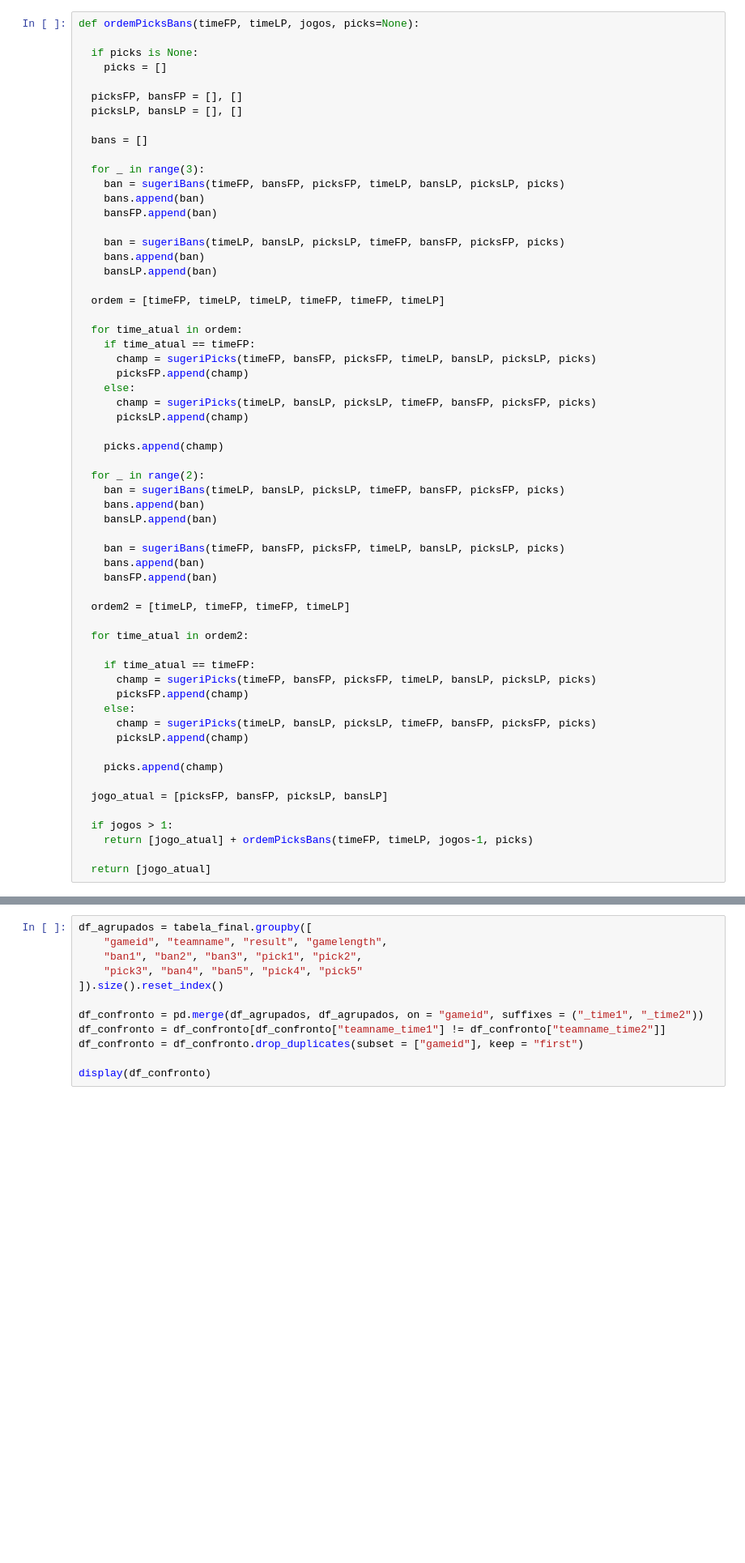
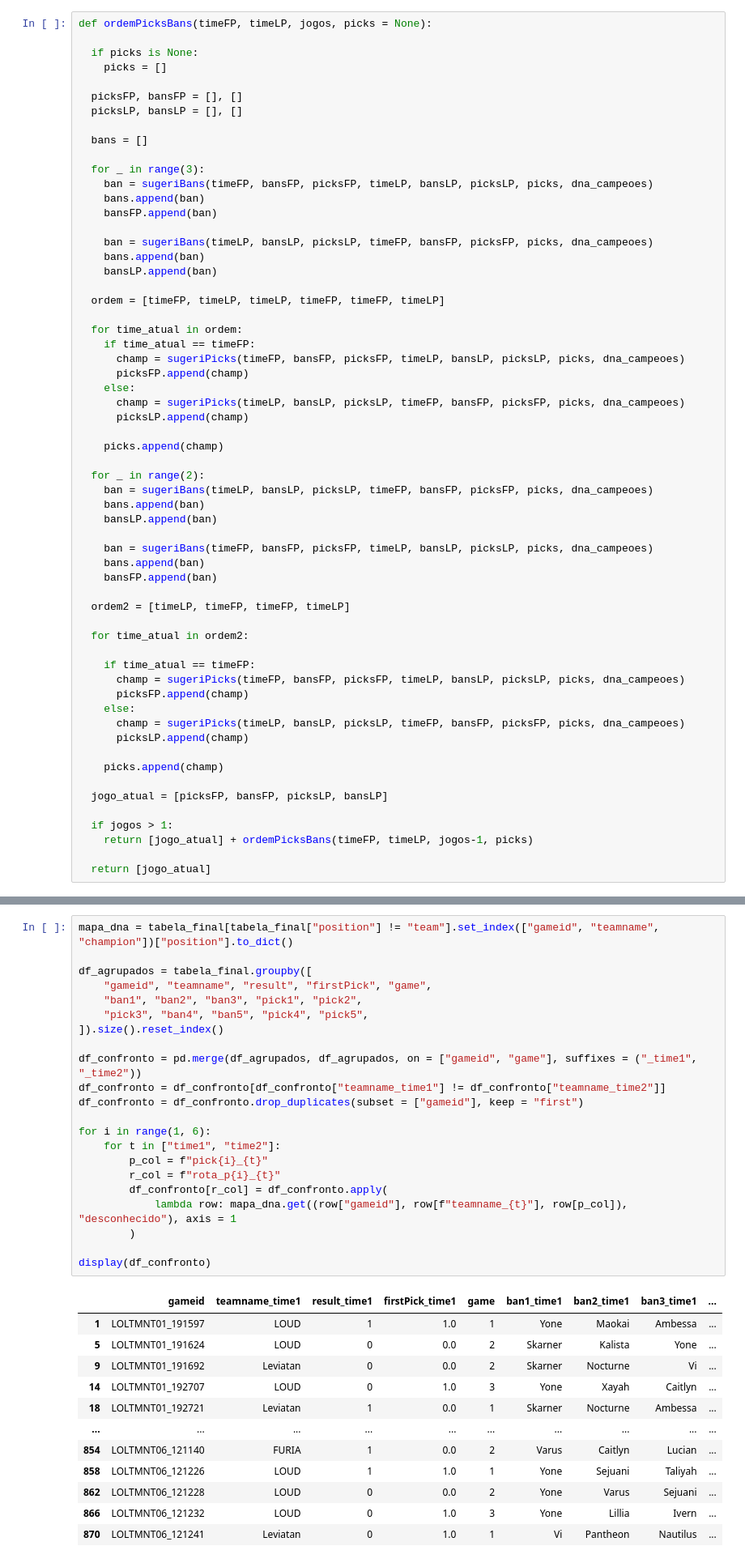
Before and after one commit to IGDeft/Cblol-Tigrinho, a Jupyter notebook: CblolTigrinho.ipynb, the cells around one changed output, grey strips where cells are left out. Shown at 81% size. Cells and saved outputs as stored; diff of their text form; blank space fills up the shorter version.

Commit message:
feat: adicionei a exibição do historico de confrontos e melhorei as def de escolher pick/ban e adicionei a def de posições ocupadas

```diff
--- a/CblolTigrinho.ipynb
+++ b/CblolTigrinho.ipynb
@@ -177,5 +336,5 @@ dna_campeoes = gerar_Dna_Automatico(tabela_final)
 # %%
-def ordemPicksBans(timeFP, timeLP, jogos, picks=None):
+def ordemPicksBans(timeFP, timeLP, jogos, picks = None):
 
   if picks is None:
     picks = []
@@ -186,11 +345,11 @@ def ordemPicksBans(timeFP, timeLP, jogos, picks=None):
   bans = []
 
   for _ in range(3):
-    ban = sugeriBans(timeFP, bansFP, picksFP, timeLP, bansLP, picksLP, picks)
+    ban = sugeriBans(timeFP, bansFP, picksFP, timeLP, bansLP, picksLP, picks, dna_campeoes)
     bans.append(ban)
     bansFP.append(ban)
 
-    ban = sugeriBans(timeLP, bansLP, picksLP, timeFP, bansFP, picksFP, picks)
+    ban = sugeriBans(timeLP, bansLP, picksLP, timeFP, bansFP, picksFP, picks, dna_campeoes)
     bans.append(ban)
     bansLP.append(ban)
 
@@ -198,20 +357,20 @@ def ordemPicksBans(timeFP, timeLP, jogos, picks=None):
 
   for time_atual in ordem:
     if time_atual == timeFP:
-      champ = sugeriPicks(timeFP, bansFP, picksFP, timeLP, bansLP, picksLP, picks)
+      champ = sugeriPicks(timeFP, bansFP, picksFP, timeLP, bansLP, picksLP, picks, dna_campeoes)
       picksFP.append(champ)
     else:
-      champ = sugeriPicks(timeLP, bansLP, picksLP, timeFP, bansFP, picksFP, picks)
+      champ = sugeriPicks(timeLP, bansLP, picksLP, timeFP, bansFP, picksFP, picks, dna_campeoes)
       picksLP.append(champ)
 
     picks.append(champ)
 
   for _ in range(2):
-    ban = sugeriBans(timeLP, bansLP, picksLP, timeFP, bansFP, picksFP, picks)
+    ban = sugeriBans(timeLP, bansLP, picksLP, timeFP, bansFP, picksFP, picks, dna_campeoes)
     bans.append(ban)
     bansLP.append(ban)
 
-    ban = sugeriBans(timeFP, bansFP, picksFP, timeLP, bansLP, picksLP, picks)
+    ban = sugeriBans(timeFP, bansFP, picksFP, timeLP, bansLP, picksLP, picks, dna_campeoes)
     bans.append(ban)
     bansFP.append(ban)
 
@@ -220,10 +379,10 @@ def ordemPicksBans(timeFP, timeLP, jogos, picks=None):
   for time_atual in ordem2:
 
     if time_atual == timeFP:
-      champ = sugeriPicks(timeFP, bansFP, picksFP, timeLP, bansLP, picksLP, picks)
+      champ = sugeriPicks(timeFP, bansFP, picksFP, timeLP, bansLP, picksLP, picks, dna_campeoes)
       picksFP.append(champ)
     else:
-      champ = sugeriPicks(timeLP, bansLP, picksLP, timeFP, bansFP, picksFP, picks)
+      champ = sugeriPicks(timeLP, bansLP, picksLP, timeFP, bansFP, picksFP, picks, dna_campeoes)
       picksLP.append(champ)
 
     picks.append(champ)
@@ -237,12 +455,35 @@ def ordemPicksBans(timeFP, timeLP, jogos, picks=None):
 # %%
+mapa_dna = tabela_final[tabela_final["position"] != "team"].set_index(["gameid", "teamname", "champion"])["position"].to_dict()
+
 df_agrupados = tabela_final.groupby([
-    "gameid", "teamname", "result", "gamelength",
+    "gameid", "teamname", "result", "firstPick", "game",
     "ban1", "ban2", "ban3", "pick1", "pick2",
-    "pick3", "ban4", "ban5", "pick4", "pick5"
+    "pick3", "ban4", "ban5", "pick4", "pick5",
 ]).size().reset_index()
 
-df_confronto = pd.merge(df_agrupados, df_agrupados, on = "gameid", suffixes = ("_time1", "_time2"))
+df_confronto = pd.merge(df_agrupados, df_agrupados, on = ["gameid", "game"], suffixes = ("_time1", "_time2"))
 df_confronto = df_confronto[df_confronto["teamname_time1"] != df_confronto["teamname_time2"]]
 df_confronto = df_confronto.drop_duplicates(subset = ["gameid"], keep = "first")
 
+for i in range(1, 6):
+    for t in ["time1", "time2"]:
+        p_col = f"pick{i}_{t}"
+        r_col = f"rota_p{i}_{t}"
+        df_confronto[r_col] = df_confronto.apply(
+            lambda row: mapa_dna.get((row["gameid"], row[f"teamname_{t}"], row[p_col]), "desconhecido"), axis = 1
+        )
+
 display(df_confronto)
+# %% [output]
+|  | gameid | teamname_time1 | result_time1 | firstPick_time1 | game | ban1_time1 | ban2_time1 | ban3_time1 | ... |
+| 1 | LOLTMNT01_191597 | LOUD | 1 | 1.0 | 1 | Yone | Maokai | Ambessa | ... |
+| 5 | LOLTMNT01_191624 | LOUD | 0 | 0.0 | 2 | Skarner | Kalista | Yone | ... |
+| 9 | LOLTMNT01_191692 | Leviatan | 0 | 0.0 | 2 | Skarner | Nocturne | Vi | ... |
+| 14 | LOLTMNT01_192707 | LOUD | 0 | 1.0 | 3 | Yone | Xayah | Caitlyn | ... |
+| 18 | LOLTMNT01_192721 | Leviatan | 1 | 0.0 | 1 | Skarner | Nocturne | Ambessa | ... |
+| ... | ... | ... | ... | ... | ... | ... | ... | ... | ... |
+| 854 | LOLTMNT06_121140 | FURIA | 1 | 0.0 | 2 | Varus | Caitlyn | Lucian | ... |
+| 858 | LOLTMNT06_121226 | LOUD | 1 | 1.0 | 1 | Yone | Sejuani | Taliyah | ... |
+| 862 | LOLTMNT06_121228 | LOUD | 0 | 0.0 | 2 | Yone | Varus | Sejuani | ... |
+| 866 | LOLTMNT06_121232 | LOUD | 0 | 1.0 | 3 | Yone | Lillia | Ivern | ... |
+| 870 | LOLTMNT06_121241 | Leviatan | 0 | 1.0 | 1 | Vi | Pantheon | Nautilus | ... |
```
Also changed, not shown: parts of 11 cells of this notebook.
